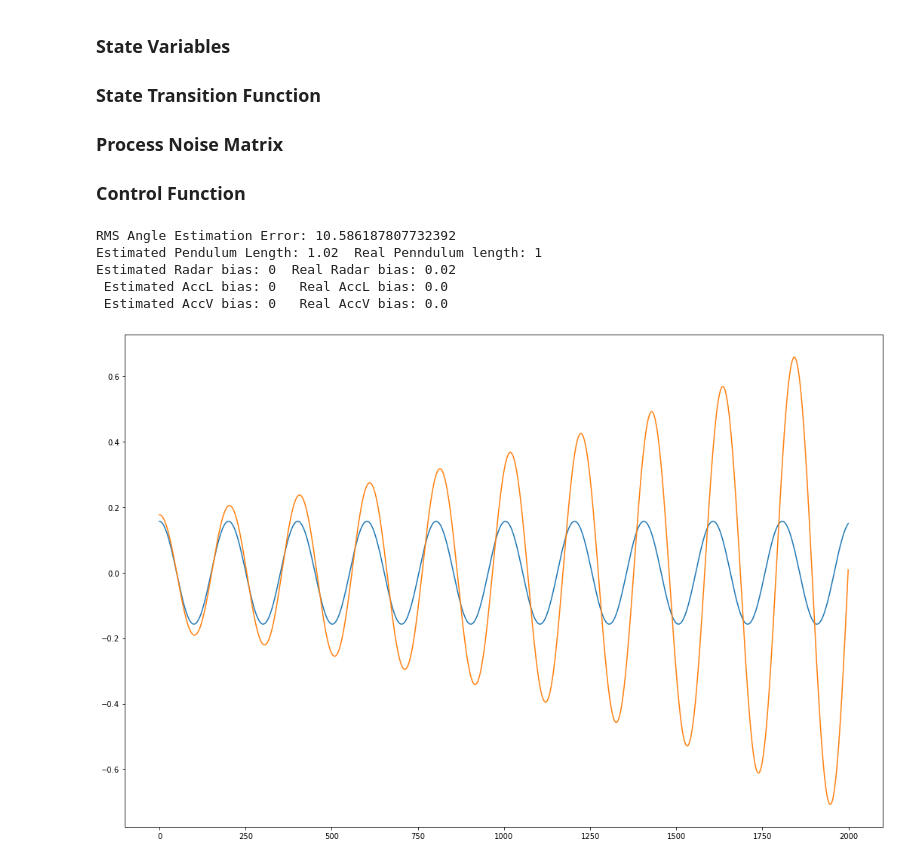
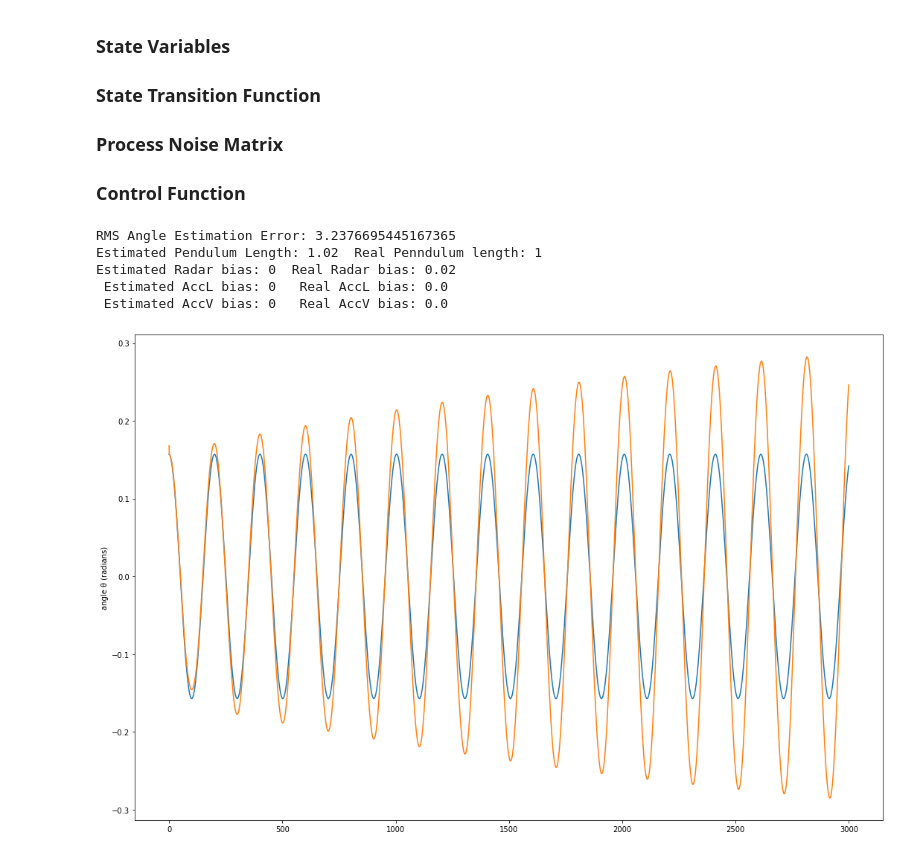
Before and after one commit to teodorniculescu/Extended-Kalman-Filter-Pendulum, a Jupyter notebook: skeleton.ipynb, the cells around one changed output. Cells and saved outputs as stored; diff of their text form; code cells hidden in the pictures.

```diff
--- a/skeleton.ipynb
+++ b/skeleton.ipynb
@@ -20,7 +20,7 @@ pLen      = 1    # pendulum length, meters
 pLenError = 0.02  # pendulum length error. TRY VARIOUS VALUES
 g = 9.81   #gravitational acceleration
 dT = 0.01  #simulation time increment
-N = 2000   #time steps
+N = 3000   #time steps
 aVel = 0 #initial velocity
 iAngle     = np.pi/20  #initial angle
 iAngleError = 0.02     #initial angle error. TRY VARIOUS VALUES
@@ -171,21 +226,22 @@ def estimateGyro(measurements, angle, pendLen, g):
 # %%
 
 (e_aList, e_penLen, e_vxBias, e_alBias, e_avBias) = estimateGyro(inData, iAngle+iAngleError, pLen+pLenError, g)
 
 fig, ax = plt.subplots(figsize=figSize)
 ax.plot(angleList) # the real angle
+ax.set_ylabel("angle θ (radians)")
 #ax.plot(w)
 ax.plot(e_aList) # the estimated angle, obviously drifting due to gyroBias (constant error in the angular velocity speed)
 
 print('RMS Angle Estimation Error:', np.sqrt(np.sum((np.array(e_aList)-np.array(angleList))**2)))
 print('Estimated Pendulum Length:',e_penLen,' Real Penndulum length:', pLen)
 print('Estimated Radar bias:', e_vxBias,' Real Radar bias:', vxBias)
 print(' Estimated AccL bias:', e_alBias,'  Real AccL bias:', alBias)
 print(' Estimated AccV bias:', e_avBias,'  Real AccV bias:', avBias)
 # %% [output]
-RMS Angle Estimation Error: 10.586187807732392
+RMS Angle Estimation Error: 3.2376695445167365
 Estimated Pendulum Length: 1.02  Real Penndulum length: 1
 Estimated Radar bias: 0  Real Radar bias: 0.02
  Estimated AccL bias: 0   Real AccL bias: 0.0
  Estimated AccV bias: 0   Real AccV bias: 0.0
-[figure, old version]
+[figure, new version]
```
Also changed, not shown: parts of 1 cell of this notebook.
